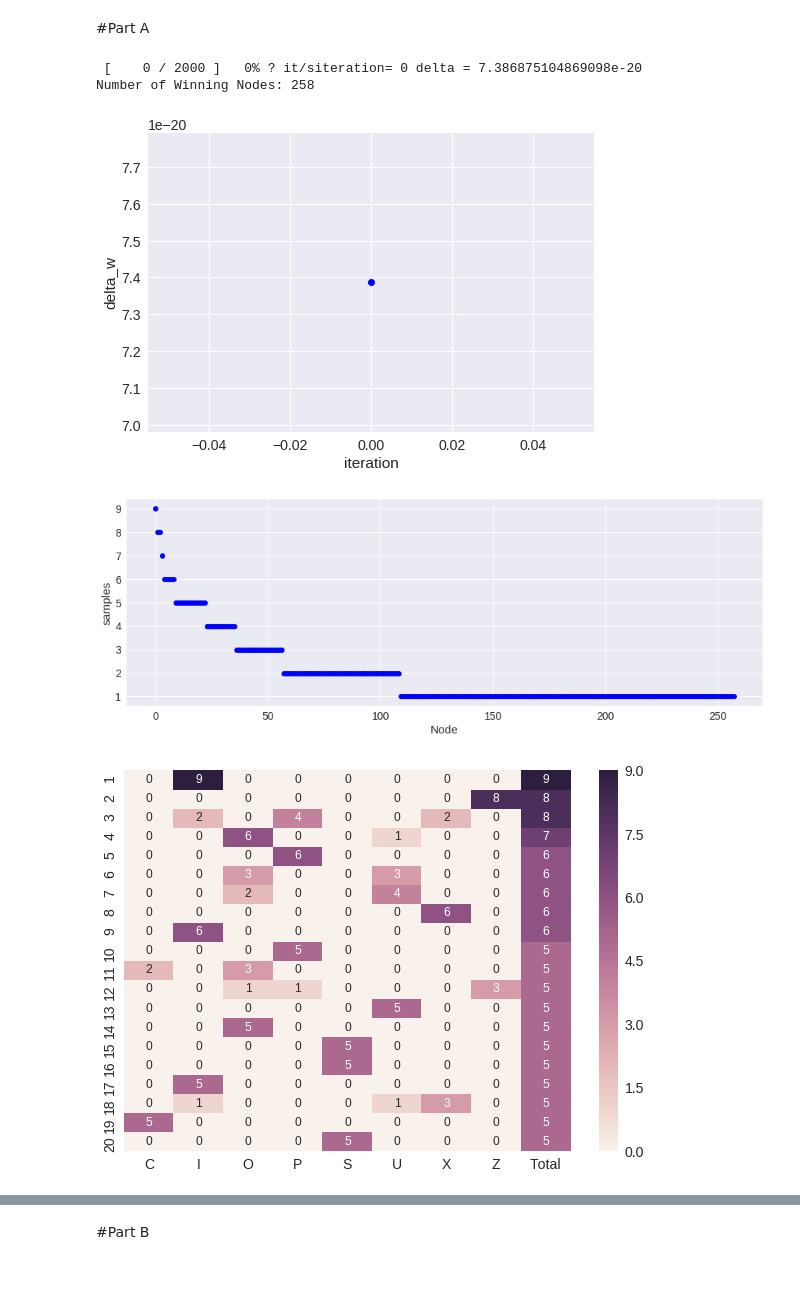
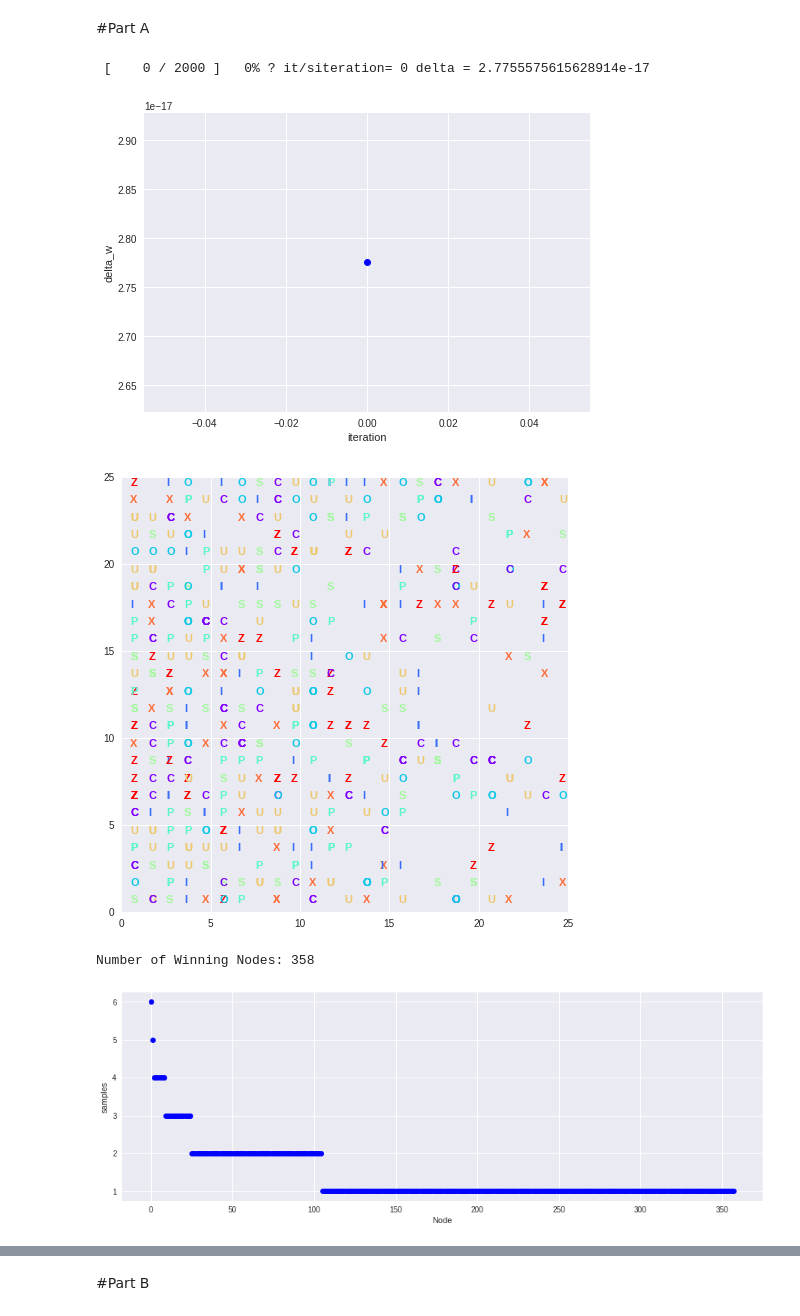
Before and after one commit to puraminy/mini_proj3, a Jupyter notebook: SOM.ipynb, the cells around one changed output, grey strips where cells are left out. Saved outputs shown, nothing was run; the diff lists cells and outputs as text; code cells hidden in the pictures; blank space fills up the shorter version.

```diff
--- a/SOM.ipynb
+++ b/SOM.ipynb
@@ -97,3 +98,10 @@ print(ini_weights)
   [0. 0. 0. ... 0. 0. 0.]
   [0. 0. 0. ... 0. 0. 0.]
   [0. 0. 0. ... 0. 0. 0.]]]
+# %%
+max_iter = 1000
+learning_rate = 1
+eta = learning_rate
+for t in range(max_iter):
+  eta = eta*0.9 # / (1+t/(max_iter/2))
+  print(eta)
@@ -100,7 +126,7 @@ print(ini_weights)
 # %% [markdown]
 #Part A
 # %%
-x = 625; y = 1
+x = 25; y = 25
 ini_weights = np.reshape(ini_weights,[x,y,features])
 radius = 0
 
@@ -112,7 +138,7 @@ neighborhood='triangle'
 somA = MiniSom(x=x, y=y, input_len=features, sigma=radius, learning_rate=learningrate, neighborhood_function=neighborhood)
 somA._weights = ini_weights
 #somA.random_weights_init(alphabet)  # initialize weights with random values
-somA.train_delta(alphabet, delta=0.0001, max_iteration=2000, verbose=True)
+somA.train_delta(alphabet, delta=0.0001, max_iteration=2000, verbose=True, decay_lr=0.9, decay_sigma=0.9)
 
 weightsA = somA._weights
 
@@ -162,35 +188,35 @@ if len(mappings)>19:
           zeroo = alphabet-selected_nodes[i][j]
           pos = np.where(~zeroo.any(axis=1))[0]
           result_mat[i, label[pos]] = result_mat[i, label[pos]]+1
 
 else:
   selected_nodes = sorted_values
   result_mat =np.zeros([len(mappings),9])
   for i in range(len(mappings)):
       result_mat[i,8] = len(selected_nodes[i])
       for j in range(len(selected_nodes[i])):
           zeroo = alphabet-selected_nodes[i][j]
           pos = np.where(~zeroo.any(axis=1))[0]
           result_mat[i, label[pos]] = result_mat[i, label[pos]]+1
 
 result_mat = np.flipud(result_mat)
 
 import seaborn as sn
 import pandas  as pd
 
 df_result = pd.DataFrame(result_mat, range(result_mat.shape[0]), range(9))
 
 aylabels = ['1', '2', '3', '4', '5', '6', '7', '8', '9', '10','11',
             '12', '13', '14', '15', '16', '17', '18', '19', '20']
 axlabels = ['C', 'I', 'O', 'P', 'S', 'U', 'X', 'Z', 'Total']
 
 plt.figure(figsize=(10, 7))
 sn.set(font_scale=1.4)  # for label size
 sn.heatmap(df_result, annot=True, annot_kws={"size": 12}, xticklabels=axlabels, yticklabels=aylabels)  # font size
 plt.show()
 # %% [output]
- [    0 / 2000 ]   0% ? it/siteration= 0 delta = 7.386875104869098e-20
-Number of Winning Nodes: 258
+ [    0 / 2000 ]   0% ? it/siteration= 0 delta = 2.7755575615628914e-17
-[figure, old version]
+[figure, new version]
-[figure, old version]
+[figure, new version]
+Number of Winning Nodes: 358
-[figure, old version]
+[figure, new version]
```
Also changed, not shown: parts of 5 cells of this notebook.
